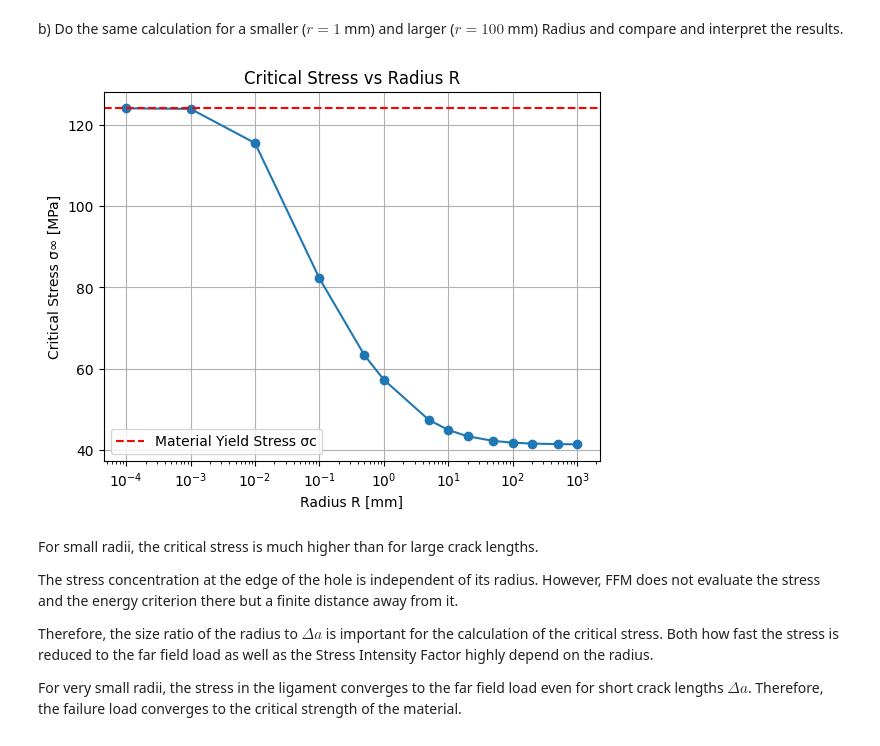
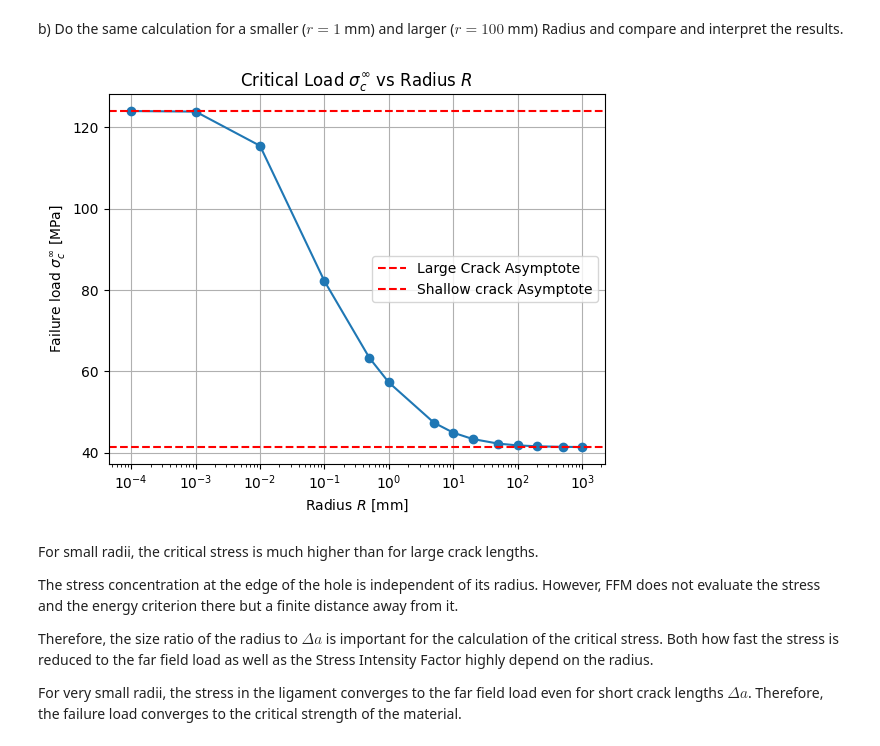
Before and after one commit to CLD-Rostock/BSM-WiSe-25, a Jupyter notebook: BSM_WiSe25_Übung6_ML.ipynb, the cells around one changed output. Cells and saved outputs as stored; diff of their text form; code cells hidden in the pictures.

```diff
--- a/BSM_WiSe25_Übung6_ML.ipynb
+++ b/BSM_WiSe25_Übung6_ML.ipynb
@@ -337,21 +337,22 @@ def calcSigmafromR(R, K_Ic, sigma_c):
 # %%
 R = [.0001, 0.001,0.01, 0.1, 0.5, 1, 5, 10, 20, 50, 100, 200, 500, 1000]
 sigma_from_R = []
 for r in R:
     sigma_from_R.append(calcSigmafromR(r, K_Ic, sigma_c))
 
 # Plot R vs sigma_from_R
 plt.plot(R, sigma_from_R, marker='o')
 plt.xscale('log')
-plt.xlabel('Radius R [mm]')
-plt.ylabel('Critical Stress σ∞ [MPa]')
-plt.title('Critical Stress vs Radius R')
+plt.xlabel(r'Radius $R$ [mm]')
+plt.ylabel(r'Failure load $\sigma_c^\infty$ [MPa]')
+plt.title(r'Critical Load $\sigma_c^\infty$ vs Radius $R$')
 plt.grid(True)
-plt.axhline(y=sigma_c, color='r', linestyle='--', label='Material Yield Stress σc')
+plt.axhline(y=sigma_c, color='r', linestyle='--', label='Large Crack Asymptote')
+plt.axhline(y=sigma_c/3, color='r', linestyle='--', label='Shallow crack Asymptote')
 plt.legend()
 plt.show()
 # %% [output]
-[figure, old version]
+[figure, new version]
 # %% [markdown]
 For small radii, the critical stress is much higher than for large crack lengths.
 
```
